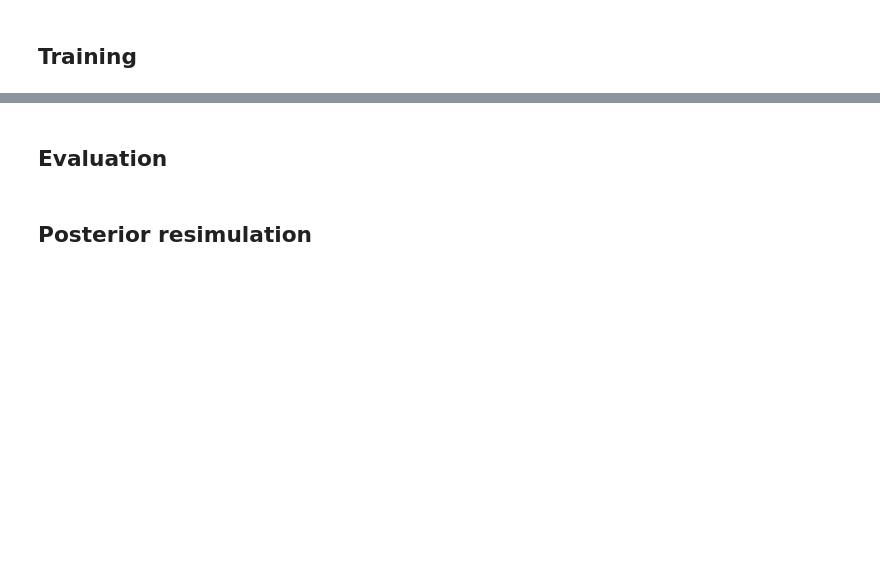
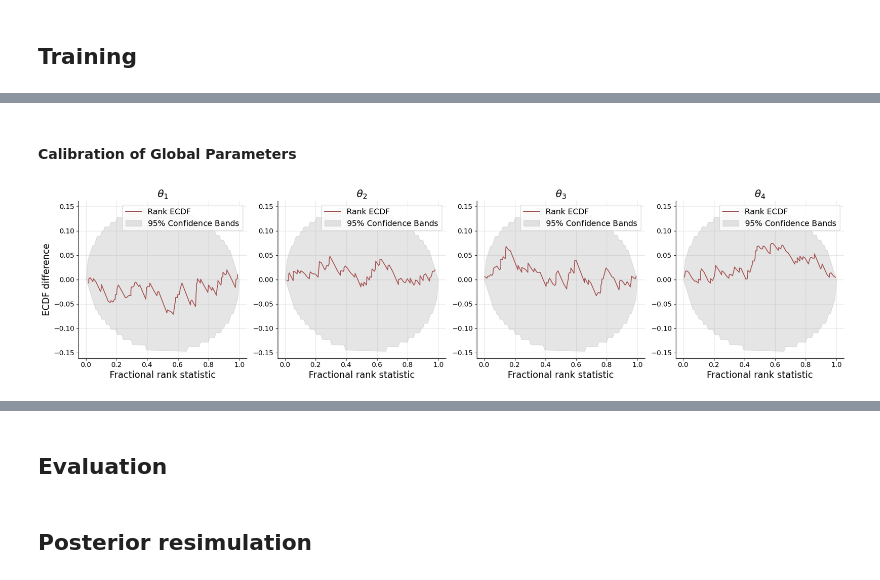
Before and after one commit to smiplab/sub-oi-dm, a Jupyter notebook: application/2afc_task/notebook/2afc_experiment.ipynb, the cells around one changed output, grey strips where cells are left out. Cells and saved outputs as stored; diff of their text form; code cells hidden in the pictures; blank space fills up the shorter version.

Commit message:
validation and plots

```diff
--- a/application/2afc_task/notebook/2afc_experiment.ipynb
+++ b/application/2afc_task/notebook/2afc_experiment.ipynb
@@ -39,0 +64,4 @@ f = beef.diagnostics.plot_losses(history)
+# %%
+model = RandomWalkMixtureDiffusion()
+exp = RandomWalkMixtureDiffusionExperiment(model, checkpoint_path="../checkpoints/2afc_task_mixture_ddm") # loads trained network automatically
+sim_data = model.generate(batch_size=NUM_SBC_SIMULATIONS) # simulates synthetic data sets - should be 100
@@ -39,0 +83,5 @@ f = beef.diagnostics.plot_losses(history)
+# %%
+configured_sim_data = model.configure(sim_data)
+true_hyper_params = sim_data['hyper_prior_draws']
+true_local_params = sim_data['local_prior_draws']
+true_shared_params = sim_data['shared_prior_draws']
@@ -39,0 +90,34 @@ f = beef.diagnostics.plot_losses(history)
+# %%
+sbc_data = configured_sim_data['summary_conditions']
+global_posteriors_z = np.zeros((NUM_SBC_SIMULATIONS, NUM_SBC_POST_SAMPLES, 6))
+local_posteriors_z = np.zeros((NUM_SBC_SIMULATIONS, NUM_OBS, NUM_SBC_POST_SAMPLES, 4))
+
+# separate handling for each data set
+for i in tqdm(range(NUM_SBC_SIMULATIONS)):
+    posterior_samples = exp.amortizer.sample(
+        {'summary_conditions': sbc_data[i:i+1]},
+        n_samples=NUM_SBC_POST_SAMPLES,
+    )
+    global_posteriors_z[i] = posterior_samples['global_samples'] # 6 parameters: 4 hyper, 2 shared
+    local_posteriors_z[i] = posterior_samples['local_samples']
+
+# samples_dict : dict
+# A dictionary with keys `global_samples` and `local_samples`
+# Local samples will hold an array-like of shape (num_replicas, num_samples, num_local)
+# and global samples will hold an array-like of shape (num_samples, num_hyper + num_shared),
+# if optional shared parameters are present, otherwise (num_samples, num_hyper)
+# %%
+local_params = local_posteriors_z * model.local_prior_stds + model.local_prior_means
+hyper_params = global_posteriors_z[:, :, 0:4] * model.hyper_prior_std + model.hyper_prior_mean
+shared_params = global_posteriors_z[:, :, 4:]
+# %% [markdown]
+#### Calibration of Global Parameters
+# %%
+f = beef.diagnostics.plot_sbc_ecdf(
+        hyper_params,
+        true_hyper_params,
+        difference=True
+    )
+plt.savefig("../plots/sbc_ecdf_hyper.png")
+# %% [output]
+[figure, added]
```
Also changed, not shown: parts of 26 cells of this notebook, 4 other files.
